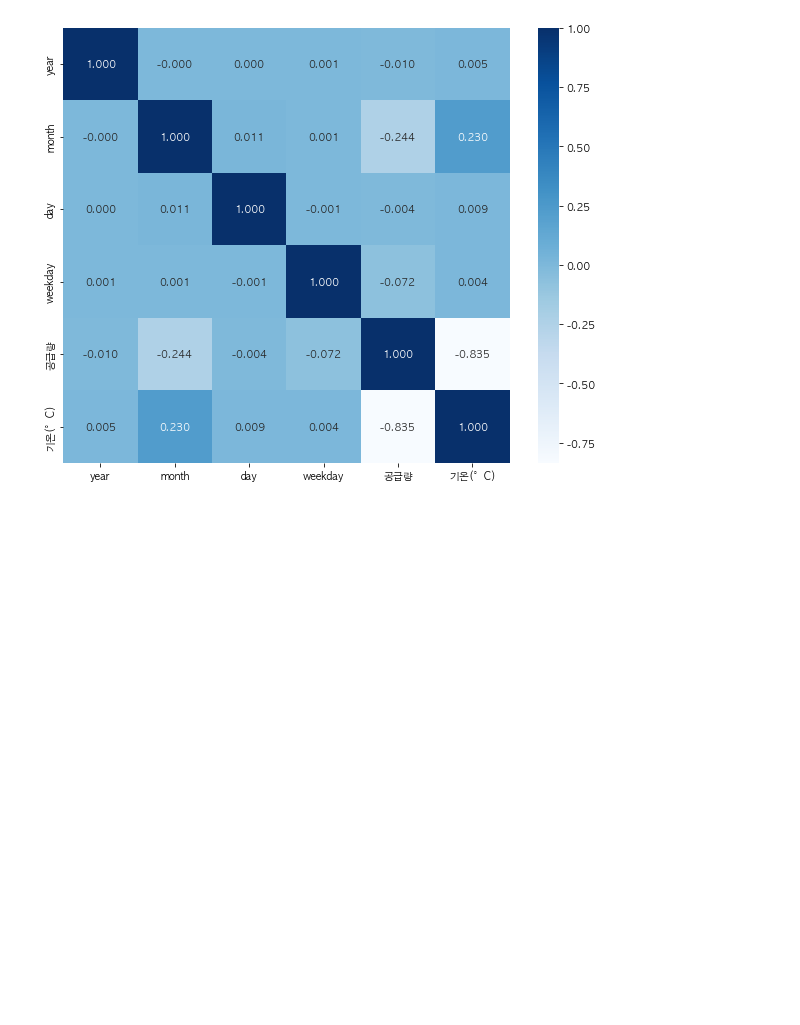
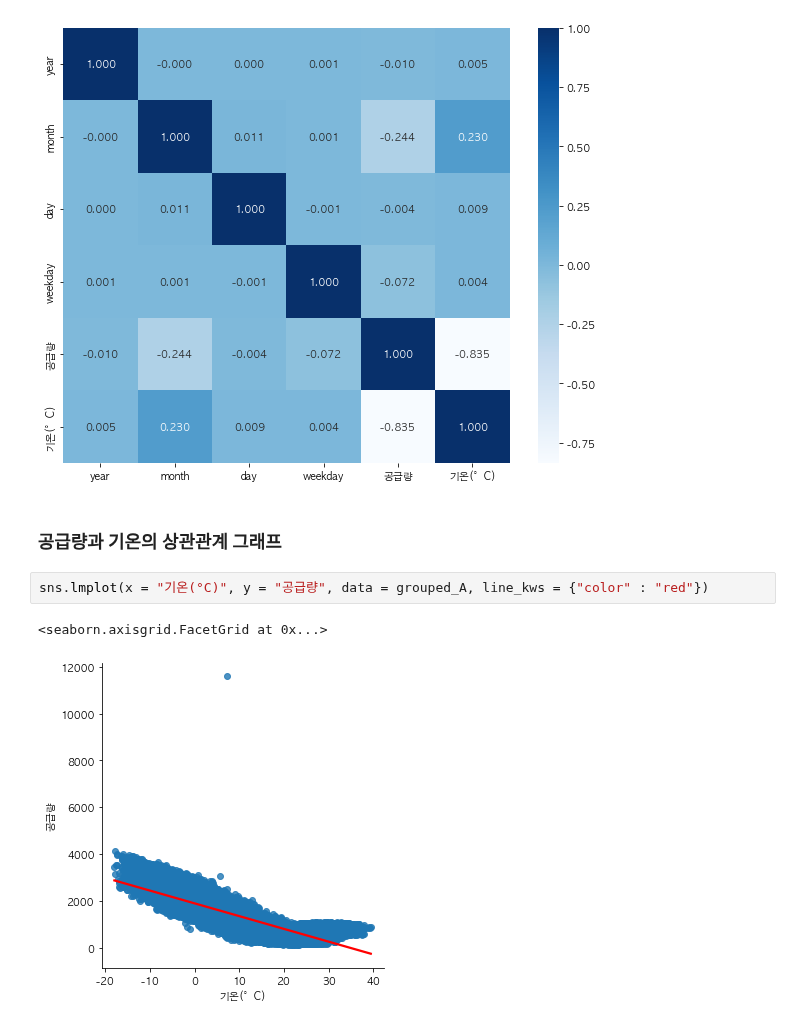
Before and after one commit to city1616/LikeLion_AI_SCHOOL_13th, a Jupyter notebook: 팀 프로젝트 - 멋쟁이 수정처럼/CODE/04_data_analysis.ipynb, the cells around one changed output. Saved outputs shown, nothing was run; the diff lists cells and outputs as text; blank space fills up the shorter version.

```diff
--- a/팀 프로젝트 - 멋쟁이 수정처럼/CODE/04_data_analysis.ipynb
+++ b/팀 프로젝트 - 멋쟁이 수정처럼/CODE/04_data_analysis.ipynb
@@ -383,3 +383,10 @@ sns.heatmap(val, cmap = "Blues", annot = True, fmt = ".3f")
 # %% [output]
 <AxesSubplot:>
 [figure]
+# %% [markdown]
+### 공급량과 기온의 상관관계 그래프
+# %%
+sns.lmplot(x = "기온(°C)", y = "공급량", data = grouped_A, line_kws = {"color" : "red"})
+# %% [output]
+<seaborn.axisgrid.FacetGrid at 0x...>
+[figure, added]
```
Also changed, not shown: parts of 6 cells of this notebook.
